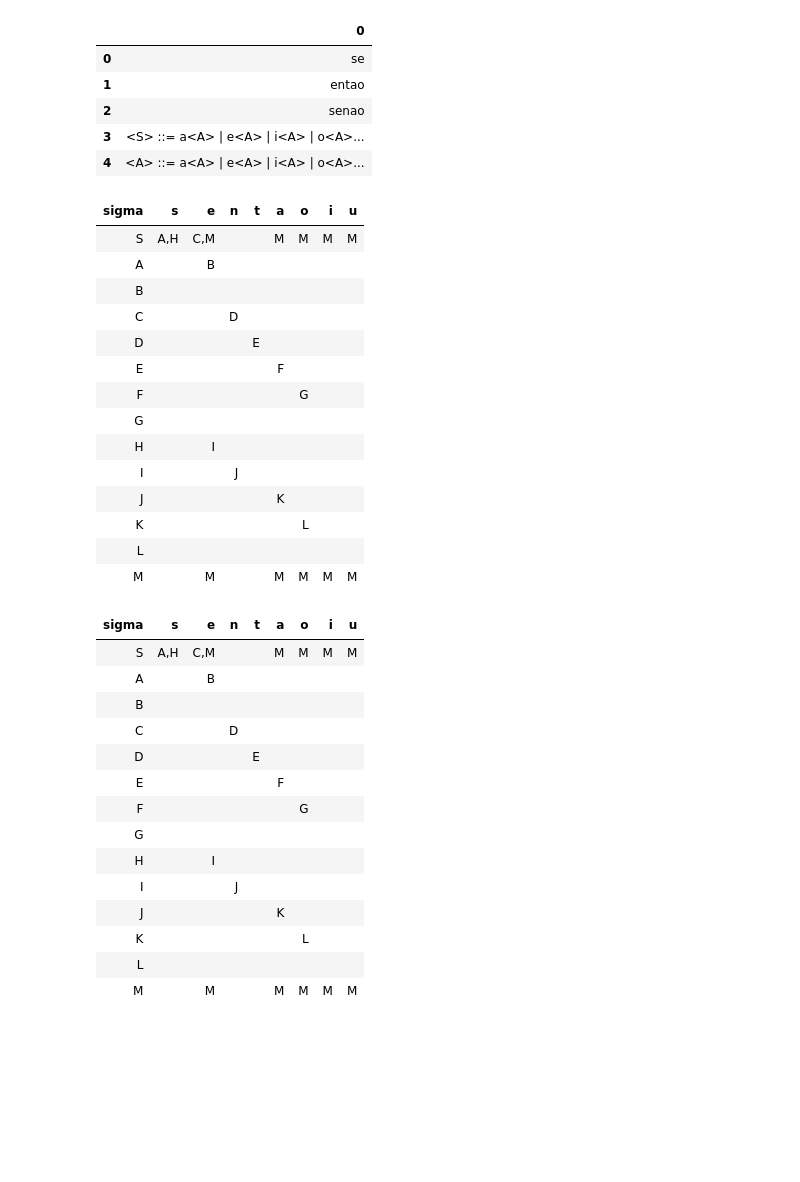
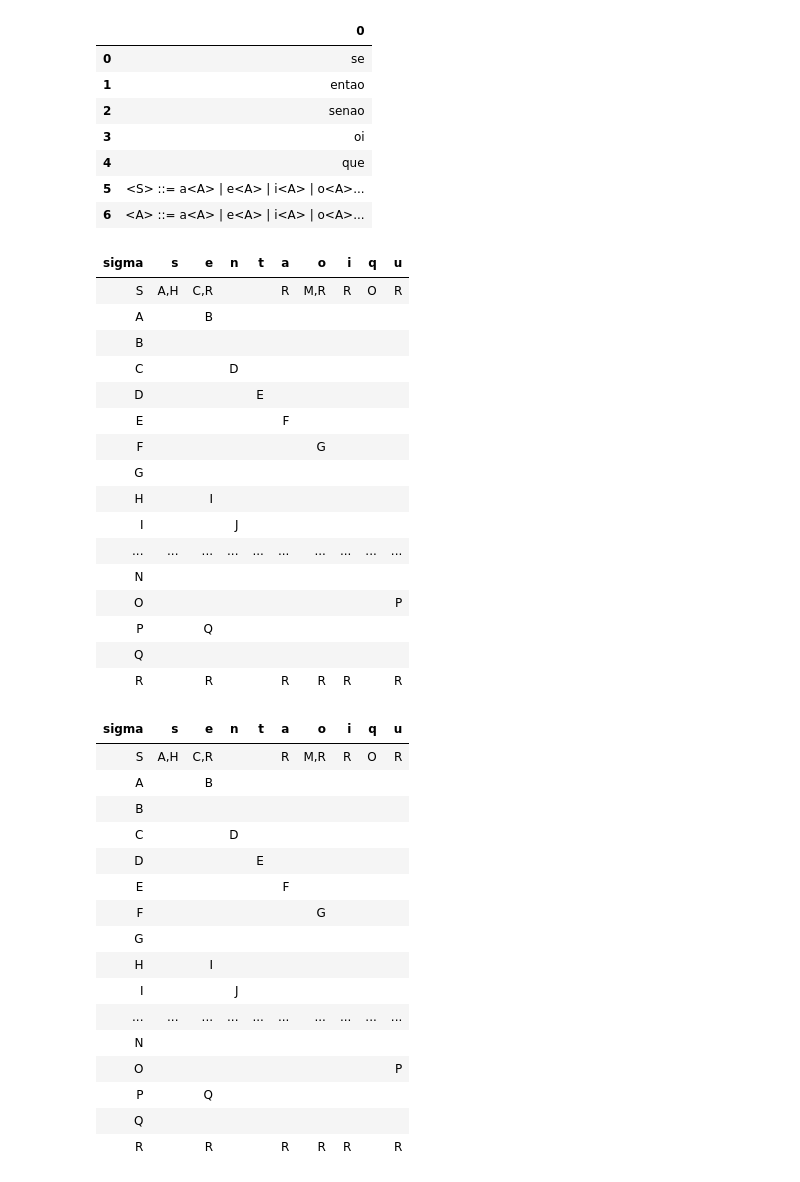
Before and after one commit to matth3wss/projeto_lfa_afd, a Jupyter notebook: reading.ipynb, the cells around one changed output. Drawn from its saved outputs; the diff is of its cells as text; code cells hidden in the pictures; blank space fills up the shorter version.

```diff
--- a/reading.ipynb
+++ b/reading.ipynb
@@ -4,51 +10,57 @@ from utils.all_functions import *
 # %%
-csv_df = pd.read_csv('./entrada.csv',  header=None)
+csv_df = pd.read_csv('./inputs/entrada.csv',  header=None)
 csv_df
 # %% [output]
 |  | 0 |
 | 0 | se |
 | 1 | entao |
 | 2 | senao |
-| 3 | <S> ::= a<A> | e<A> | i<A> | o<A>... |
-| 4 | <A> ::= a<A> | e<A> | i<A> | o<A>... |
+| 3 | oi |
+| 4 | que |
+| 5 | <S> ::= a<A> | e<A> | i<A> | o<A>... |
+| 6 | <A> ::= a<A> | e<A> | i<A> | o<A>... |
 # %%
 afnd_df, final_states = create_afnd(csv_df)
 afnd_df.style.set_table_styles().hide(axis='index')
 # %% [output]
-| sigma | s | e | n | t | a | o | i | u |
-| S | A,H | C,M |  |  | M | M | M | M |
-| A |  | B |  |  |  |  |  |  |
-| B |  |  |  |  |  |  |  |  |
-| C |  |  | D |  |  |  |  |  |
-| D |  |  |  | E |  |  |  |  |
-| E |  |  |  |  | F |  |  |  |
-| F |  |  |  |  |  | G |  |  |
-| G |  |  |  |  |  |  |  |  |
-| H |  | I |  |  |  |  |  |  |
-| I |  |  | J |  |  |  |  |  |
-| J |  |  |  |  | K |  |  |  |
-| K |  |  |  |  |  | L |  |  |
-| L |  |  |  |  |  |  |  |  |
-| M |  | M |  |  | M | M | M | M |
+| sigma | s | e | n | t | a | o | i | q | u |
+| S | A,H | C,R |  |  | R | M,R | R | O | R |
+| A |  | B |  |  |  |  |  |  |  |
+| B |  |  |  |  |  |  |  |  |  |
+| C |  |  | D |  |  |  |  |  |  |
+| D |  |  |  | E |  |  |  |  |  |
+| E |  |  |  |  | F |  |  |  |  |
+| F |  |  |  |  |  | G |  |  |  |
+| G |  |  |  |  |  |  |  |  |  |
+| H |  | I |  |  |  |  |  |  |  |
+| I |  |  | J |  |  |  |  |  |  |
+| ... | ... | ... | ... | ... | ... | ... | ... | ... | ... |
+| N |  |  |  |  |  |  |  |  |  |
+| O |  |  |  |  |  |  |  |  | P |
+| P |  | Q |  |  |  |  |  |  |  |
+| Q |  |  |  |  |  |  |  |  |  |
+| R |  | R |  |  | R | R | R |  | R |
 # %%
 afnd_df = remove_unreachable_states(afnd_df)
 afnd_df.style.set_table_styles().hide(axis='index')
 # %% [output]
-| sigma | s | e | n | t | a | o | i | u |
-| S | A,H | C,M |  |  | M | M | M | M |
-| A |  | B |  |  |  |  |  |  |
-| B |  |  |  |  |  |  |  |  |
-| C |  |  | D |  |  |  |  |  |
-| D |  |  |  | E |  |  |  |  |
-| E |  |  |  |  | F |  |  |  |
-| F |  |  |  |  |  | G |  |  |
-| G |  |  |  |  |  |  |  |  |
-| H |  | I |  |  |  |  |  |  |
-| I |  |  | J |  |  |  |  |  |
-| J |  |  |  |  | K |  |  |  |
-| K |  |  |  |  |  | L |  |  |
-| L |  |  |  |  |  |  |  |  |
-| M |  | M |  |  | M | M | M | M |
+| sigma | s | e | n | t | a | o | i | q | u |
+| S | A,H | C,R |  |  | R | M,R | R | O | R |
+| A |  | B |  |  |  |  |  |  |  |
+| B |  |  |  |  |  |  |  |  |  |
+| C |  |  | D |  |  |  |  |  |  |
+| D |  |  |  | E |  |  |  |  |  |
+| E |  |  |  |  | F |  |  |  |  |
+| F |  |  |  |  |  | G |  |  |  |
+| G |  |  |  |  |  |  |  |  |  |
+| H |  | I |  |  |  |  |  |  |  |
+| I |  |  | J |  |  |  |  |  |  |
+| ... | ... | ... | ... | ... | ... | ... | ... | ... | ... |
+| N |  |  |  |  |  |  |  |  |  |
+| O |  |  |  |  |  |  |  |  | P |
+| P |  | Q |  |  |  |  |  |  |  |
+| Q |  |  |  |  |  |  |  |  |  |
+| R |  | R |  |  | R | R | R |  | R |
 # %%
 afnd_df = remove_dead_states(afnd_df, final_states)
 afnd_df.style.set_table_styles().hide(axis='index')
```
Also changed, not shown: parts of 5 cells of this notebook, 3 other files.
